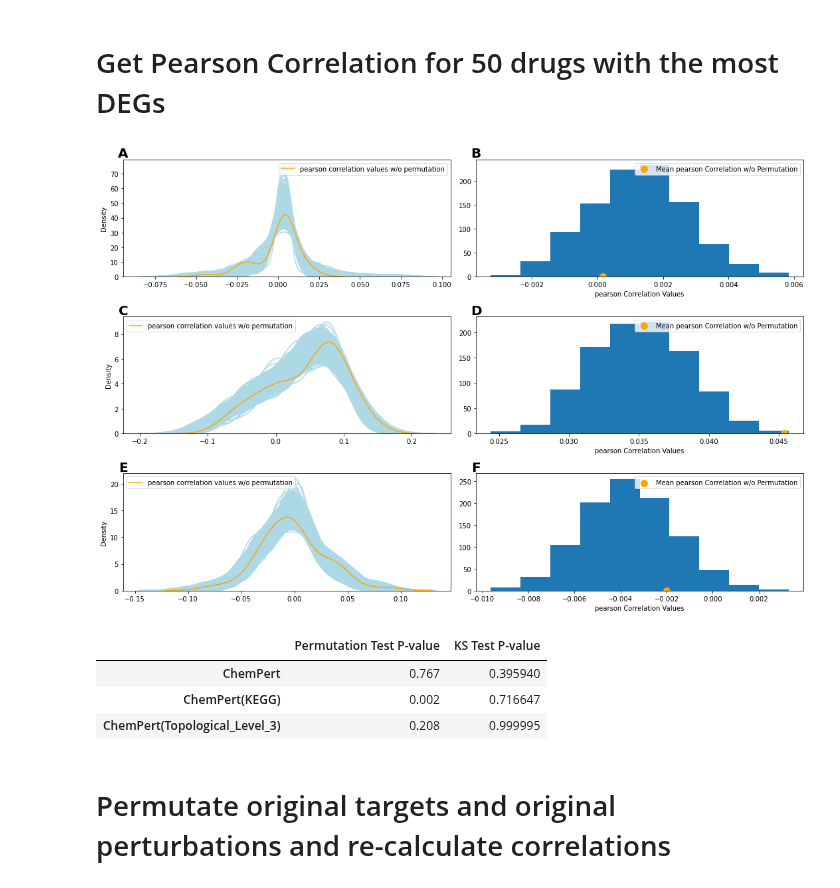
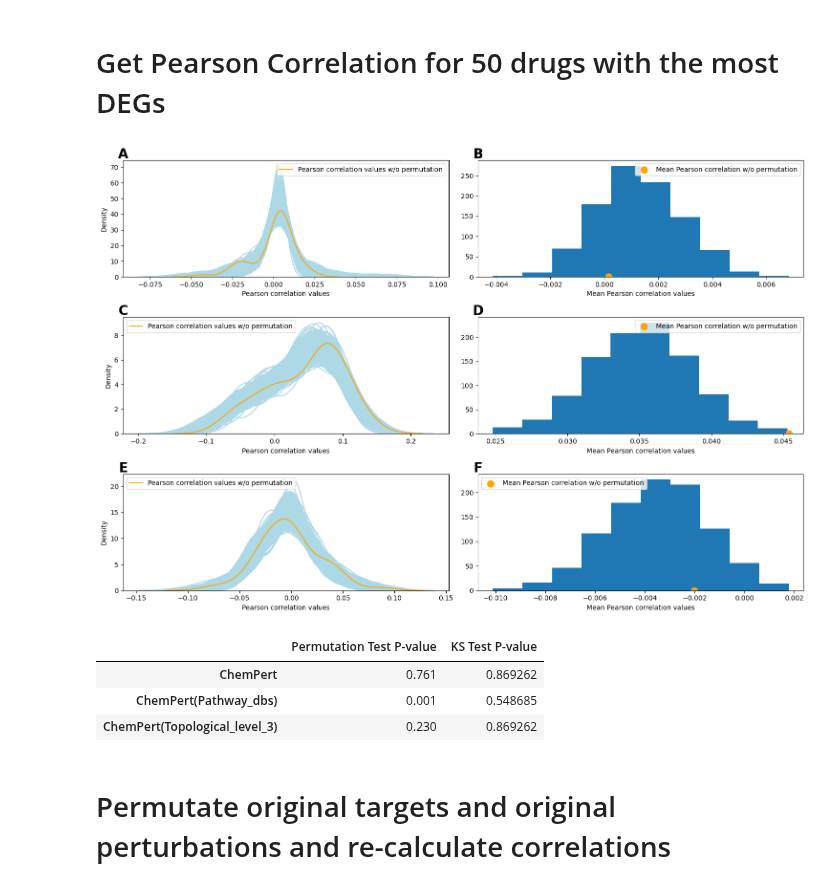
Before and after one commit to enveda/transcriptomic-target-correlation, a Jupyter notebook: notebooks/4_pathway_correlation_analysis.ipynb, the cells around one changed output. Saved outputs shown, nothing was run; the diff lists cells and outputs as text; code cells hidden in the pictures.

```diff
--- a/notebooks/4_pathway_correlation_analysis.ipynb
+++ b/notebooks/4_pathway_correlation_analysis.ipynb
@@ -60,5 +60,5 @@ time.asctime()
 # %%
-databases = ['ChemPert', 'ChemPert(KEGG)', 'ChemPert(Topological_Level_3)']
+databases = ['ChemPert', 'ChemPert(Pathway_dbs)', 'ChemPert(Topological_level_3)']
 # %% [markdown]
 ## Load drug-induced transcriptomic response
 # %%
@@ -139,7 +141,6 @@ pearson_corr_df = {}
 colors = ['navy', 'cornflowerblue', 'lightsteelblue','red', 'yellowgreen', 'royalblue', 'lightpink','gold', 'black']
 cosine_corr_df = {}
 jaccard_corr_df = {}
-plt.figure(dpi=300)
 
 #Graph pearson correlation values for each database
 plt.figure(figsize=(10,5), dpi =200)
@@ -152,7 +153,8 @@ for i,database in enumerate(databases):
     plt.subplot(1,2,1)
     sns.distplot(pearson_corr_df[database].values, color=colors[i], label=database, hist=False)
     plt.xlim([-.15, .15])
-    plt.legend(title="Pathway Databases")
+    plt.legend(title="Pathway Databases", loc='upper right')
+    plt.title('Pearson Correlation Scores')
 
     #Get Jaccard Similarity values
     jaccard_corr_df[database] = get_jaccard_correlation(
@@ -164,8 +166,9 @@ for i,database in enumerate(databases):
     plt.subplot(1,2,2)
     sns.distplot(np.array(jaccard_corr_df[database].values), color=colors[i], label=database, hist=False)
     plt.xlim([-.15, .15])
-    plt.legend(title="Pathway Databases")
+    plt.legend(title="Pathway Databases", loc='upper right')
     plt.xlim([-.05,.05])
+    plt.title('Jaccard Similarity Scores')
 
 #Show plot
 plt.tight_layout()
@@ -214,7 +217,7 @@ stat_df.head(len(databases))
 # %% [markdown]
 # Get Pearson Correlation for 50 drugs with the most DEGs
 # %%
-# Check out the top 50 drugs with more DEG (Differentially expressed genes) and see
+# Check the top 50 drugs with most DEG (Differentially expressed genes) and see
 #if they have a higher correlation than the rest
 stat_df = pd.DataFrame(columns=['KS test P-value', 'Mean pearson Correlation for 50 Drugs with most DEGs',\
                              'Mean pearson Correlation for All Drugs'])
@@ -226,8 +229,8 @@ p_values = []
 DEG_drug_trancriptomics = {}
 DEG_drug_targets = {}
 
+# Get correaltion scores for each database
 for j,database in enumerate(databases):
-    #Set initial variables
     num_nonzero_vals = {}
     permutation_means = []
     num_compounds = 50
@@ -241,7 +244,6 @@ for j,database in enumerate(databases):
     DEG_drugs = [x for _,x in sorted(zip(num_nonzero_vals.values(), num_nonzero_vals.keys()), reverse=True)]
     DEG_corr_df[database] = pearson_corr_df[database].filter(items = DEG_drugs[:50], axis=0)
     corr_DEG_drugs = [pearson_corr_df[database].loc[drug, 'pearson_correlation'] for drug in DEG_drugs[:50]]
-
     DEG_drug_targets[database] = target_df[database].filter(items = DEG_drugs[:50], axis=0)
     DEG_drug_trancriptomics[database] = transcript_df[database].filter(items = DEG_drugs[:50], axis=0)
 
@@ -256,37 +258,38 @@ for j,database in enumerate(databases):
         permutation_means.append(np.nansum(current_DEG_corr_df[database]['pearson_correlation'])/num_compounds)
         sns.distplot(current_DEG_corr_df[database].values, hist=False, color='lightblue')
 
     #Plot pearson correlation scores for the permutations
-    sns.distplot(DEG_corr_df[database].values, hist=False, color='orange', label = "pearson correlation values w/o permutation")
+    sns.distplot(DEG_corr_df[database].values, hist=False, color='orange', label = "Pearson correlation values w/o permutation")
     plt.legend()
     plt.text(0, 1.05, string.ascii_uppercase[2*j],
         size=20, weight='bold', horizontalalignment='center',
         verticalalignment='center',
         transform = plt.gca().transAxes)
+    plt.xlabel('Pearson correlation values')
 
 
     #Plot the mean pearson correlation scores for the permutations
     plt.subplot(len(databases), 2, 2*j+2)
     original_mean = np.nansum(DEG_corr_df[database]['pearson_correlation'])/num_compounds
     plt.hist(permutation_means, zorder=0)
     plt.scatter(original_mean, .2, s = 100, \
-                label = 'Mean pearson Correlation w/o Permutation', color = 'orange')
-    plt.xlabel('pearson Correlation Values')
+                label = 'Mean Pearson correlation w/o permutation', color = 'orange')
+    plt.xlabel('Mean Pearson correlation values')
     plt.legend()
     plt.text(0, 1.05, string.ascii_uppercase[2*j+1],
         size=20, weight='bold', horizontalalignment='center',
         verticalalignment='center',
         transform = plt.gca().transAxes)
     plt.tight_layout()
 
     #Get the permutation test p-value (based on the means)
     p_value = (len([x for x in permutation_means if x >= original_mean])+1)/num_permutations
     p_values.append(p_value)
 
 plt.tight_layout()
 plt.show()
 # %% [output]
-[figure, old version]
+[figure, new version]
 # %%
 #Set initial variables
 ks_values = []
@@ -301,9 +304,9 @@ for i,database in enumerate(databases):
 stat_df.head(len(database))
 # %% [output]
 |  | Permutation Test P-value | KS Test P-value |
-| ChemPert | 0.767 | 0.395940 |
-| ChemPert(KEGG) | 0.002 | 0.716647 |
-| ChemPert(Topological_Level_3) | 0.208 | 0.999995 |
+| ChemPert | 0.761 | 0.869262 |
+| ChemPert(Pathway_dbs) | 0.001 | 0.548685 |
+| ChemPert(Topological_level_3) | 0.230 | 0.869262 |
 # %% [markdown]
 # Permutate original targets and original perturbations and re-calculate correlations
 # %%
```
Also changed, not shown: parts of 20 cells of this notebook, 2 other files.
